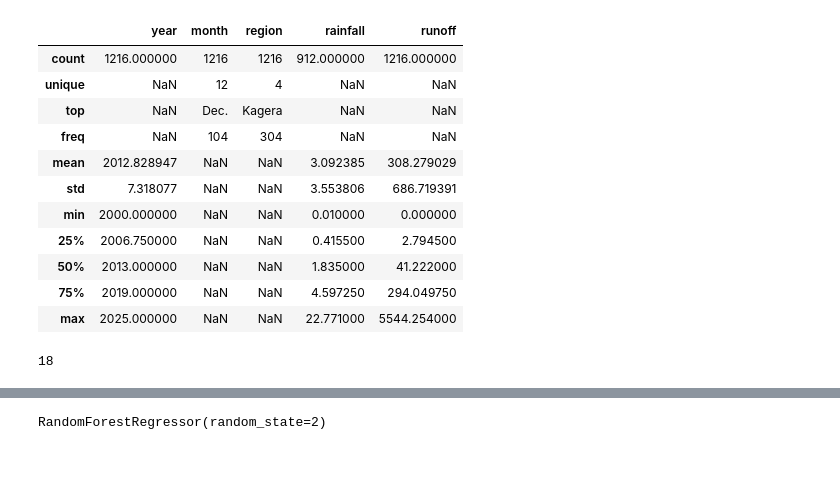
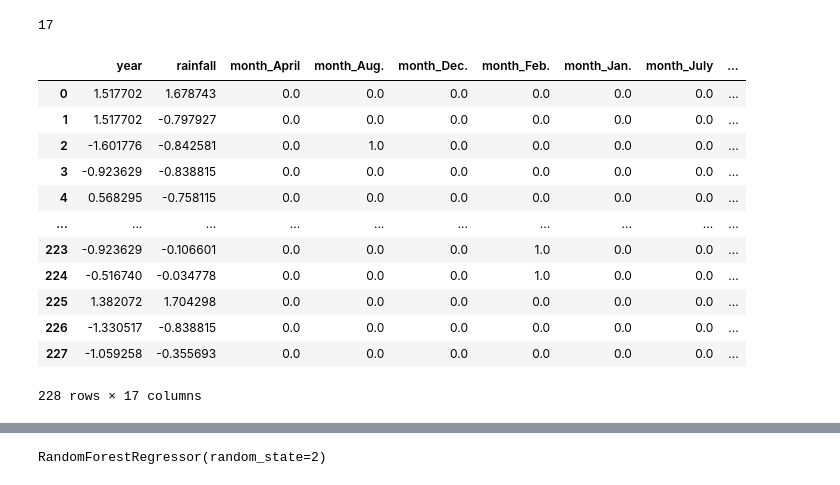
Before and after one commit to Tj-Dave/SmartByte-ML, a Jupyter notebook: GBR_Custom.ipynb, the cells around one changed output, grey strips where cells are left out. Drawn from its saved outputs; the diff is of its cells as text; code cells hidden in the pictures.

```diff
--- a/GBR_Custom.ipynb
+++ b/GBR_Custom.ipynb
@@ -10,20 +11,8 @@ from sklearn.pipeline import Pipeline
 # %%
 historic_data = pd.read_csv('data/combined_data/historical/historical_lakevic_data.csv')
-historic_data.describe(include='all')
-#historic_data.head()
+#historic_data.describe(include='all')
+historic_data.drop(historic_data[historic_data['region'].str.contains('Victoria Nile', case=False, na=False)].index, inplace=True)
+#historic_data.describe(include='all')
-# %% [output]
-|  | year | month | region | rainfall | runoff |
-| count | 1216.000000 | 1216 | 1216 | 912.000000 | 1216.000000 |
-| unique | NaN | 12 | 4 | NaN | NaN |
-| top | NaN | Dec. | Kagera | NaN | NaN |
-| freq | NaN | 104 | 304 | NaN | NaN |
-| mean | 2012.828947 | NaN | NaN | 3.092385 | 308.279029 |
-| std | 7.318077 | NaN | NaN | 3.553806 | 686.719391 |
-| min | 2000.000000 | NaN | NaN | 0.010000 | 0.000000 |
-| 25% | 2006.750000 | NaN | NaN | 0.415500 | 2.794500 |
-| 50% | 2013.000000 | NaN | NaN | 1.835000 | 41.222000 |
-| 75% | 2019.000000 | NaN | NaN | 4.597250 | 294.049750 |
-| max | 2025.000000 | NaN | NaN | 22.771000 | 5544.254000 |
 # %%
 y = historic_data.runoff
 X = historic_data.drop(columns='runoff')
@@ -52,10 +41,23 @@ X_test_processed = preprocessor.transform(test_x)
 # %%
 cat_names = preprocessor.named_transformers_['cat_transform'].get_feature_names_out(categorical_features)
 column_names = numerical_features + list(cat_names)
 print(len(column_names))
 X_train_df = pd.DataFrame(X_train_processed, columns=column_names)
 X_test_df = pd.DataFrame(X_test_processed, columns=column_names)
-#X_test_df
+X_test_df
 # %% [output]
-18
+17
+|  | year | rainfall | month_April | month_Aug. | month_Dec. | month_Feb. | month_Jan. | month_July | ... |
+| 0 | 1.517702 | 1.678743 | 0.0 | 0.0 | 0.0 | 0.0 | 0.0 | 0.0 | ... |
+| 1 | 1.517702 | -0.797927 | 0.0 | 0.0 | 0.0 | 0.0 | 0.0 | 0.0 | ... |
+| 2 | -1.601776 | -0.842581 | 0.0 | 1.0 | 0.0 | 0.0 | 0.0 | 0.0 | ... |
+| 3 | -0.923629 | -0.838815 | 0.0 | 0.0 | 0.0 | 0.0 | 0.0 | 0.0 | ... |
+| 4 | 0.568295 | -0.758115 | 0.0 | 0.0 | 0.0 | 0.0 | 0.0 | 0.0 | ... |
+| ... | ... | ... | ... | ... | ... | ... | ... | ... | ... |
+| 223 | -0.923629 | -0.106601 | 0.0 | 0.0 | 0.0 | 1.0 | 0.0 | 0.0 | ... |
+| 224 | -0.516740 | -0.034778 | 0.0 | 0.0 | 0.0 | 1.0 | 0.0 | 0.0 | ... |
+| 225 | 1.382072 | 1.704298 | 0.0 | 0.0 | 0.0 | 0.0 | 0.0 | 0.0 | ... |
+| 226 | -1.330517 | -0.838815 | 0.0 | 0.0 | 0.0 | 0.0 | 0.0 | 0.0 | ... |
+| 227 | -1.059258 | -0.355693 | 0.0 | 0.0 | 0.0 | 0.0 | 0.0 | 0.0 | ... |
+228 rows × 17 columns
 # %%
```
Also changed, not shown: parts of 8 cells of this notebook.
